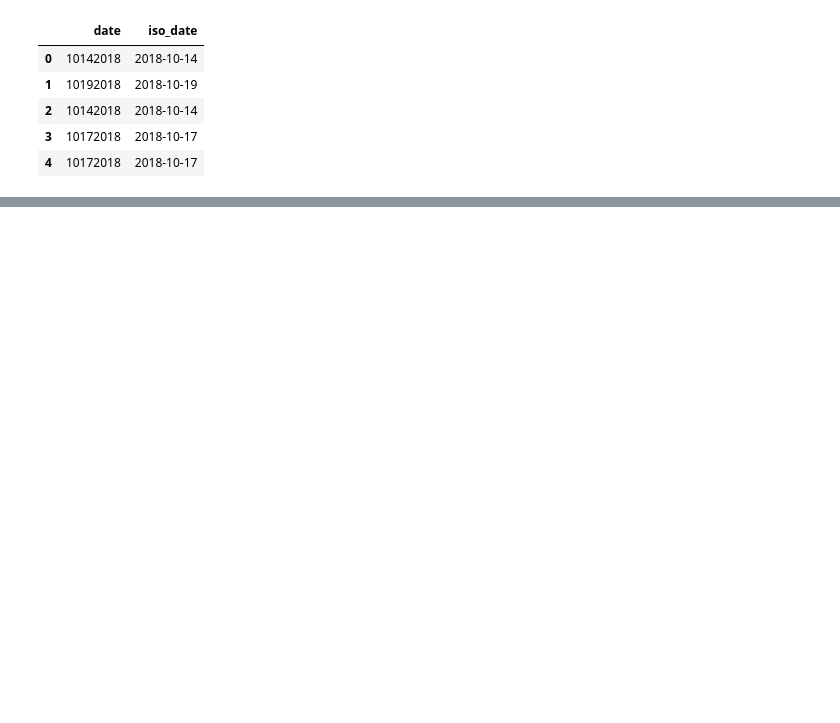
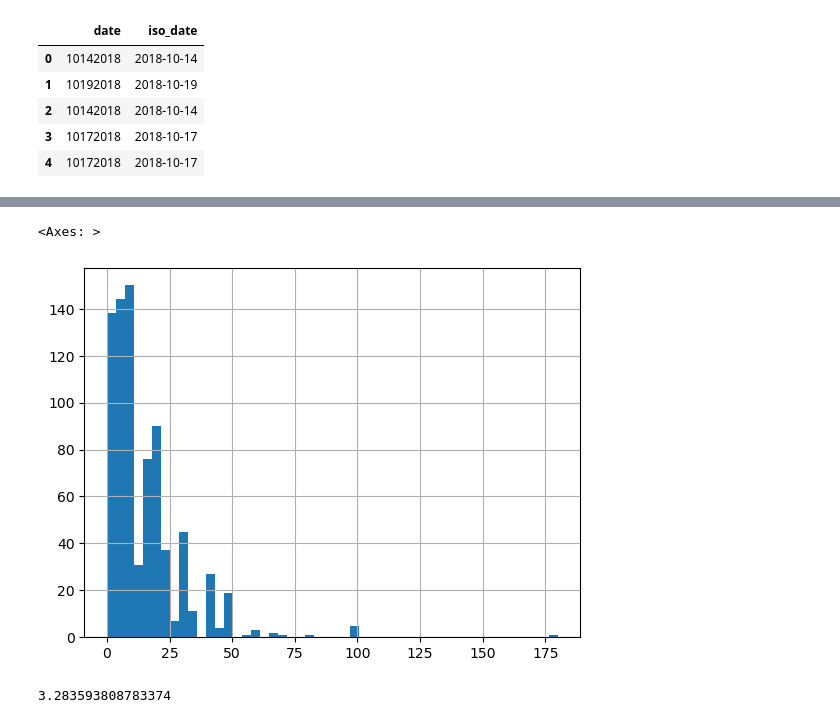
Before and after one commit to unmrds/python-intro-2026, a Jupyter notebook: 06_pandas_inspect_describe.ipynb, the cells around one changed output, grey strips where cells are left out. Saved outputs shown, nothing was run; the diff lists cells and outputs as text; code cells hidden in the pictures; blank space fills up the shorter version.

Commit message:
continue describe and plot episode

```diff
--- a/06_pandas_inspect_describe.ipynb
+++ b/06_pandas_inspect_describe.ipynb
@@ -311,0 +581,11 @@ census[['date', 'iso_date']].head()
+# %%
+# we converted above_ground_sighter to numeric - the only continuous data in the data set
+# we can check the distribution
+census['above_ground_sighter_n'].hist(bins=50)
+# %% [output]
+<Axes: >
+[figure, added]
+# %%
+census['above_ground_sighter_n'].skew()
+# %% [output]
+3.283593808783374
```
Also changed, not shown: parts of 20 cells of this notebook.
